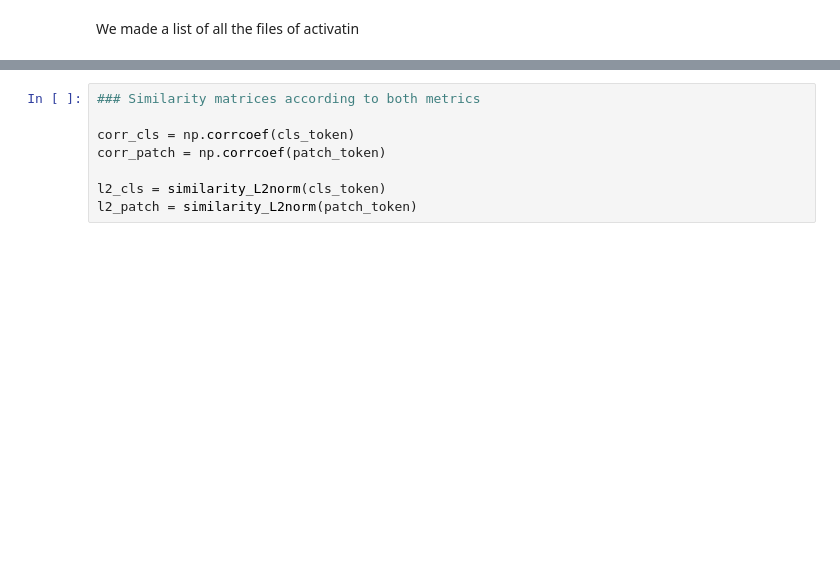
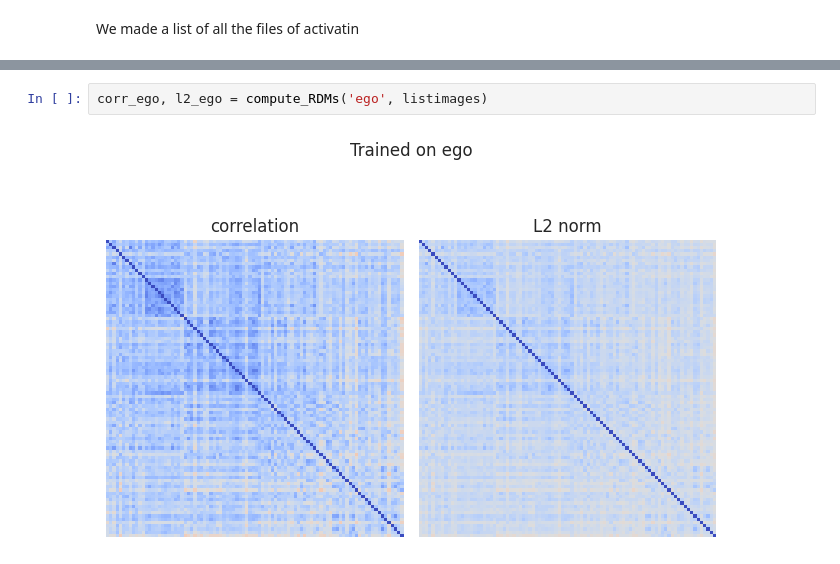
Before and after one commit to AlbanFlachot/SAYCam_Vs_EGO4D, a Jupyter notebook: Similarity_Analysis.ipynb, the cells around one changed output, grey strips where cells are left out. Drawn from its saved outputs; the diff is of its cells as text; blank space fills up the shorter version.

```diff
--- a/Similarity_Analysis.ipynb
+++ b/Similarity_Analysis.ipynb
@@ -263,9 +308,5 @@ cls_token.shape
 # %%
-### Similarity matrices according to both metrics
-
-corr_cls = np.corrcoef(cls_token)
-corr_patch = np.corrcoef(patch_token)
-
-l2_cls = similarity_L2norm(cls_token)
-l2_patch = similarity_L2norm(patch_token)
+corr_ego, l2_ego = compute_RDMs('ego', listimages)
+# %% [output]
+[figure, added]
 # %%
```
Also changed, not shown: parts of 9 cells of this notebook, 2 other files.
